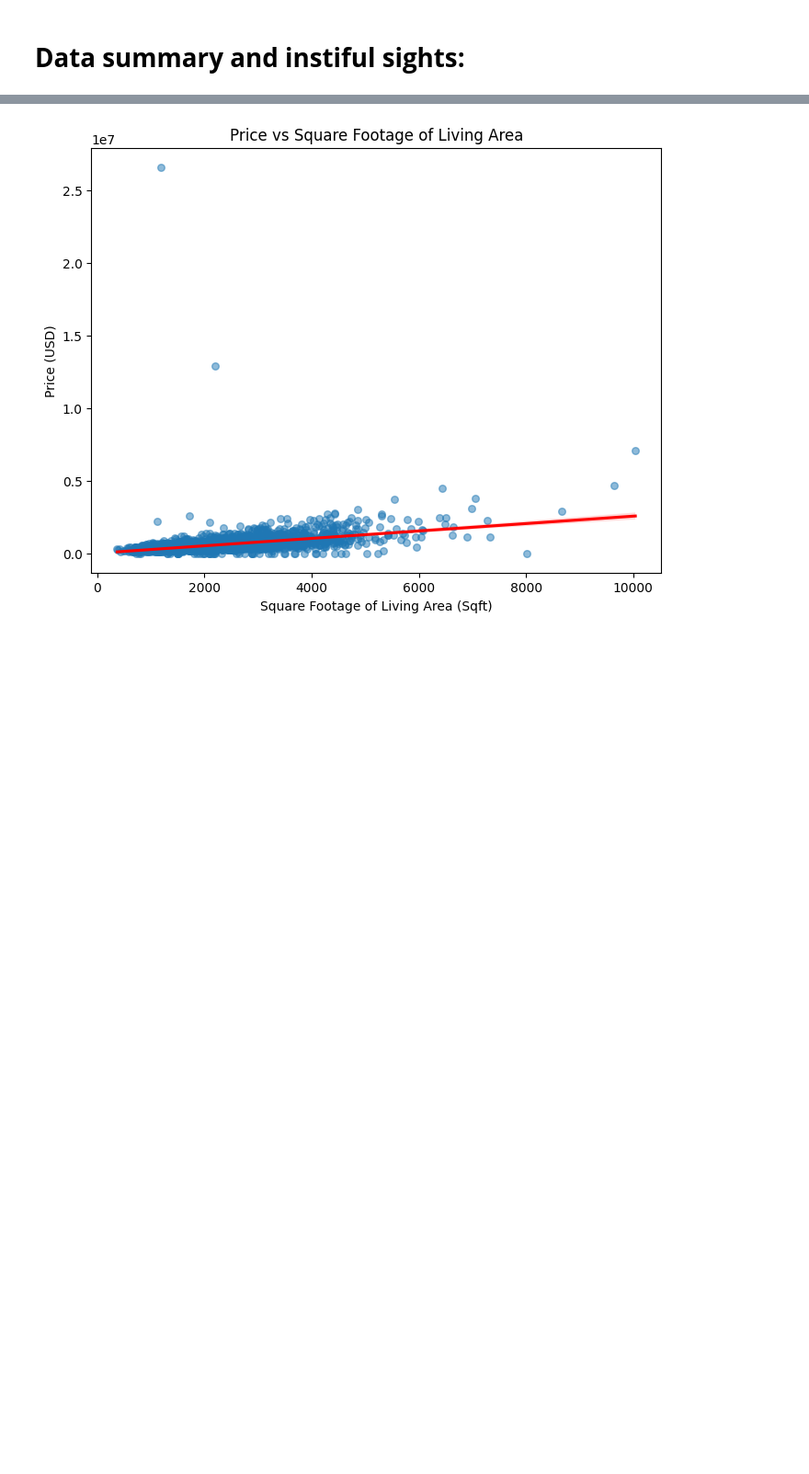
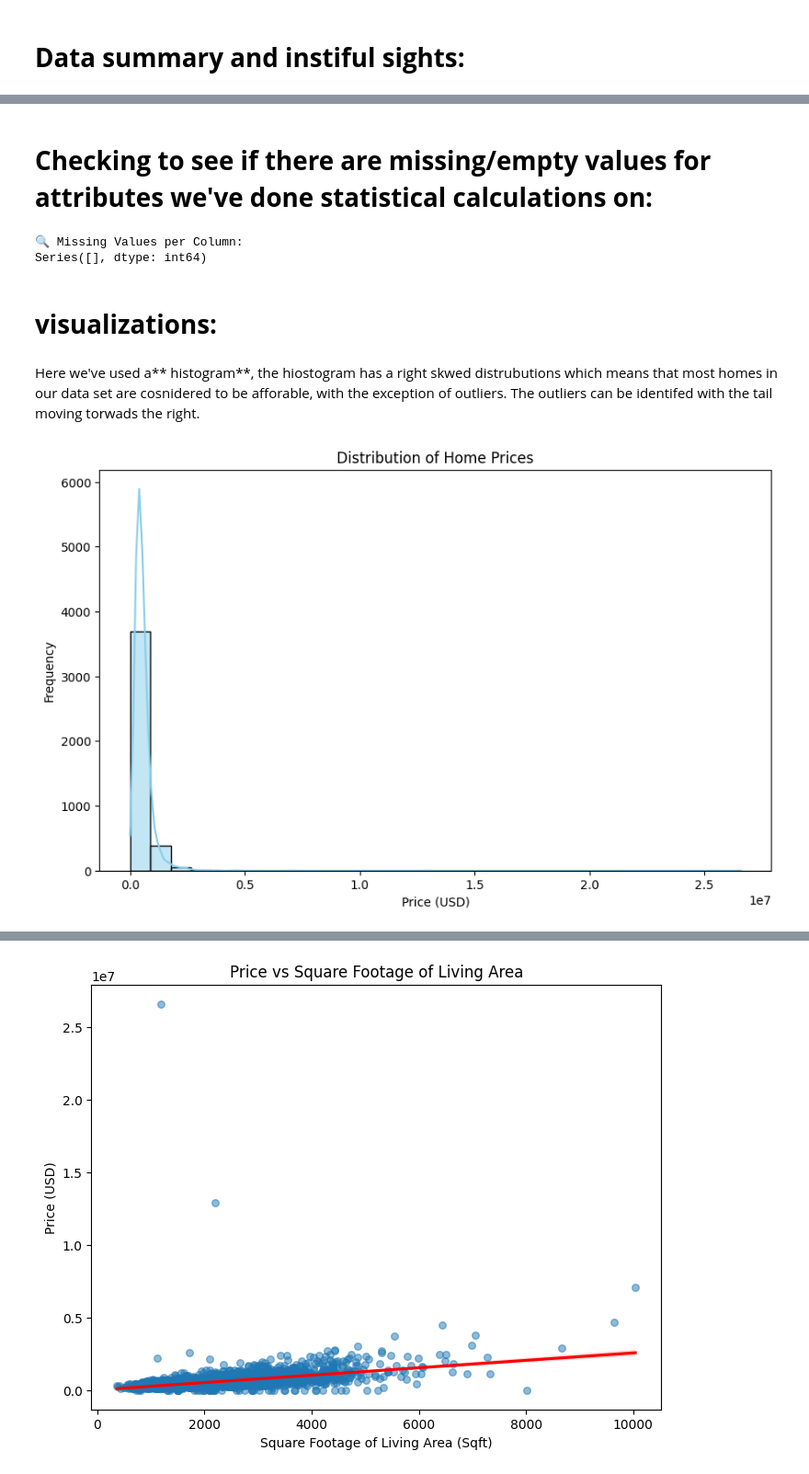
Before and after one commit to Tireza1/Getting_into_Business, a Jupyter notebook: Lab1.ipynb, the cells around one changed output, grey strips where cells are left out. Shown at 92% size. Cells and saved outputs as stored; diff of their text form; code cells hidden in the pictures; blank space fills up the shorter version.

```diff
--- a/Lab1.ipynb
+++ b/Lab1.ipynb
@@ -127,0 +116,23 @@ dtype: int64
+# %% [markdown]
+# **Checking to see if there are missing/empty values for attributes we've done statistical calculations on:**
+# %%
+# 1. Check for missing values
+missing_values = df[numerical_cols].isnull().sum()
+print("🔍 Missing Values per Column:")
+print(missing_values[missing_values > 0])  # Only show columns with missing data
+# %% [output]
+🔍 Missing Values per Column:
+Series([], dtype: int64)
+# %% [markdown]
+# **visualizations:**
+# %% [markdown]
+Here we've used a** histogram**, the hiostogram has a right skwed distrubutions which means that most homes in our data set are cosnidered to be afforable, with the exception of outliers. The outliers can be identifed with the tail moving torwads the right.
+# %%
+plt.figure(figsize=(10, 6))
+sns.histplot(df['price'], bins=30, kde=True, color='skyblue')
+plt.title('Distribution of Home Prices')
+plt.xlabel('Price (USD)')
+plt.ylabel('Frequency')
+plt.show()
+# %% [output]
+[figure, added]
```
Also changed, not shown: parts of 8 cells of this notebook.
